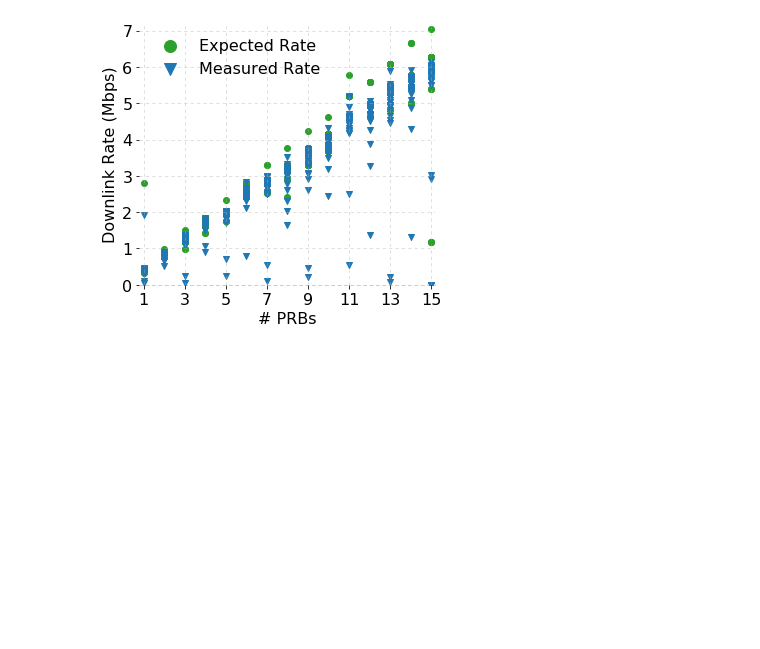
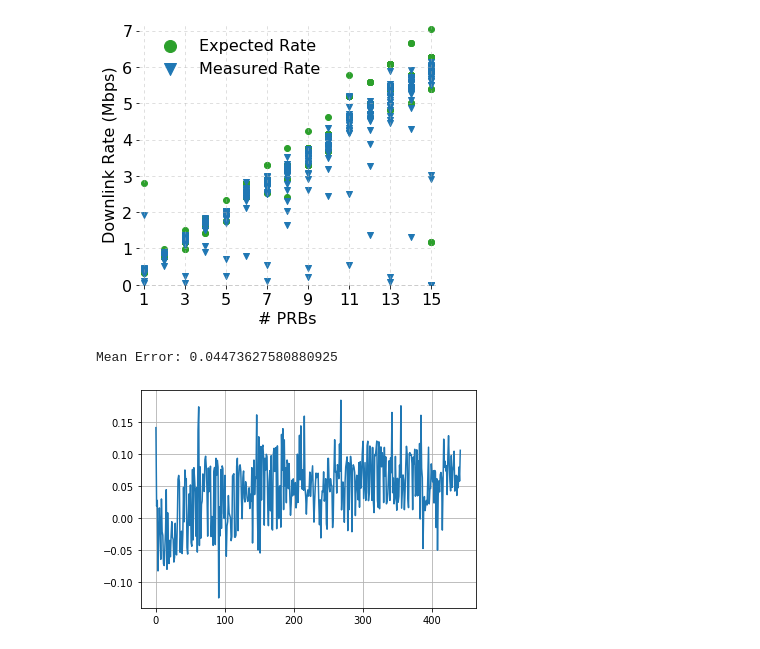
Before and after one commit to serhatarslan-hub/cell-order, a Jupyter notebook: analysis/cell-order-thp-eval-1.ipynb, the cells around one changed output. Drawn from its saved outputs; the diff is of its cells as text; code cells hidden in the pictures; blank space fills up the shorter version.

Commit message:
Add error calculation to the thp eval

```diff
--- a/analysis/cell-order-thp-eval-1.ipynb
+++ b/analysis/cell-order-thp-eval-1.ipynb
@@ -181,3 +181,17 @@ plt.show()
 # %% [output]
 Correlation: 0.9457941088918222
 [figure]
+# %%
+error_data = (bs_data[active_slice]['raw_expected_tx_mbps'] - bs_data[active_slice]['raw_tx_mbps']) / bs_data[active_slice]['raw_expected_tx_mbps']
+outliers = np.logical_or(error_data > 0.2, error_data < -0.2)
+error_data = error_data[~outliers]
+
+# plt.plot((bs_data[active_slice]['raw_expected_tx_mbps'] - bs_data[active_slice]['raw_tx_mbps']) / bs_data[active_slice]['raw_expected_tx_mbps'])
+# plt.ylim([-0.1,0.2])
+plt.plot(error_data)
+plt.grid()
+
+print('Mean Error: {}'.format(np.mean(error_data)))
+# %% [output]
+Mean Error: 0.04473627580880925
+[figure, added]
```
